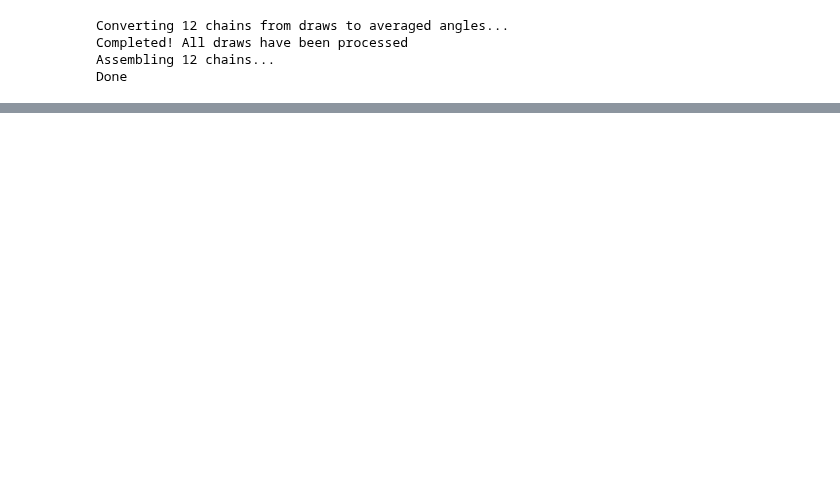
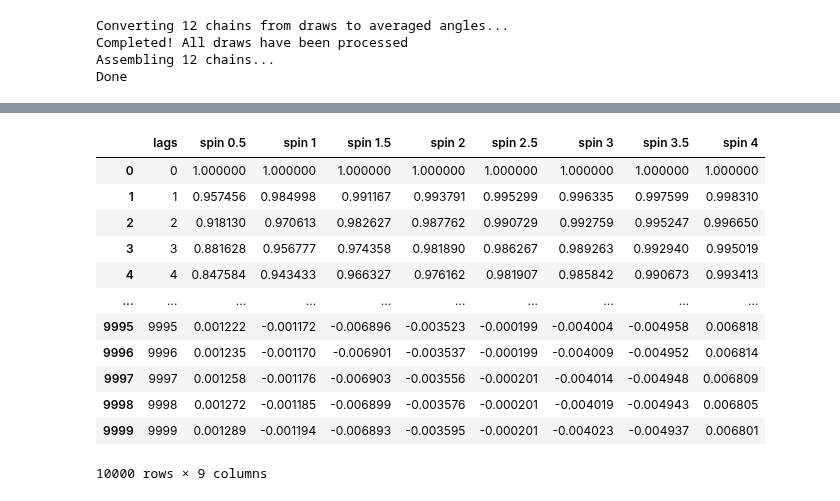
Before and after one commit to PietropaoloFrisoni/MCMC_16_cells_spinfoam, a Jupyter notebook: notebooks/Operators.ipynb, the cells around one changed output, grey strips where cells are left out. Saved outputs shown, nothing was run; the diff lists cells and outputs as text; code cells hidden in the pictures; blank space fills up the shorter version.

```diff
--- a/notebooks/Operators.ipynb
+++ b/notebooks/Operators.ipynb
@@ -364,0 +410,54 @@ Length: 100, dtype: float64
+# %%
+node = 1
+lag_max = 10000
+number_of_chains = 30
+
+spin = 0.5
+sigma = 0.4
+
+df1 = retrieve_angle_autocorrelation(
+    data_folder, node, lag_max, number_of_chains, spin, length, sigma, burnin
+)
+
+for spin in [1, 1.5, 2, 2.5, 3]:
+    sigma = 0.35
+
+    df_2 = retrieve_angle_autocorrelation(
+        data_folder, node, lag_max, number_of_chains, spin, length, sigma, burnin
+    )
+
+    df1 = pd.concat([df1, df_2[f"spin {spin}"]], axis=1)
+
+spin = 3.5
+sigma = 0.32
+
+df_2 = retrieve_angle_autocorrelation(
+    data_folder, node, lag_max, number_of_chains, spin, length, sigma, burnin
+)
+
+df1 = pd.concat([df1, df_2[f"spin {spin}"]], axis=1)
+
+spin = 4
+sigma = 0.3
+
+df_2 = retrieve_angle_autocorrelation(
+    data_folder, node, lag_max, number_of_chains, spin, length, sigma, burnin
+)
+
+df1 = pd.concat([df1, df_2[f"spin {spin}"]], axis=1)
+# %%
+df1
+# %% [output]
+|  | lags | spin 0.5 | spin 1 | spin 1.5 | spin 2 | spin 2.5 | spin 3 | spin 3.5 | spin 4 |
+| 0 | 0 | 1.000000 | 1.000000 | 1.000000 | 1.000000 | 1.000000 | 1.000000 | 1.000000 | 1.000000 |
+| 1 | 1 | 0.957456 | 0.984998 | 0.991167 | 0.993791 | 0.995299 | 0.996335 | 0.997599 | 0.998310 |
+| 2 | 2 | 0.918130 | 0.970613 | 0.982627 | 0.987762 | 0.990729 | 0.992759 | 0.995247 | 0.996650 |
+| 3 | 3 | 0.881628 | 0.956777 | 0.974358 | 0.981890 | 0.986267 | 0.989263 | 0.992940 | 0.995019 |
+| 4 | 4 | 0.847584 | 0.943433 | 0.966327 | 0.976162 | 0.981907 | 0.985842 | 0.990673 | 0.993413 |
+| ... | ... | ... | ... | ... | ... | ... | ... | ... | ... |
+| 9995 | 9995 | 0.001222 | -0.001172 | -0.006896 | -0.003523 | -0.000199 | -0.004004 | -0.004958 | 0.006818 |
+| 9996 | 9996 | 0.001235 | -0.001170 | -0.006901 | -0.003537 | -0.000199 | -0.004009 | -0.004952 | 0.006814 |
+| 9997 | 9997 | 0.001258 | -0.001176 | -0.006903 | -0.003556 | -0.000201 | -0.004014 | -0.004948 | 0.006809 |
+| 9998 | 9998 | 0.001272 | -0.001185 | -0.006899 | -0.003576 | -0.000201 | -0.004019 | -0.004943 | 0.006805 |
+| 9999 | 9999 | 0.001289 | -0.001194 | -0.006893 | -0.003595 | -0.000201 | -0.004023 | -0.004937 | 0.006801 |
+10000 rows × 9 columns
```
Also changed, not shown: parts of 9 cells of this notebook, 2 other files.
